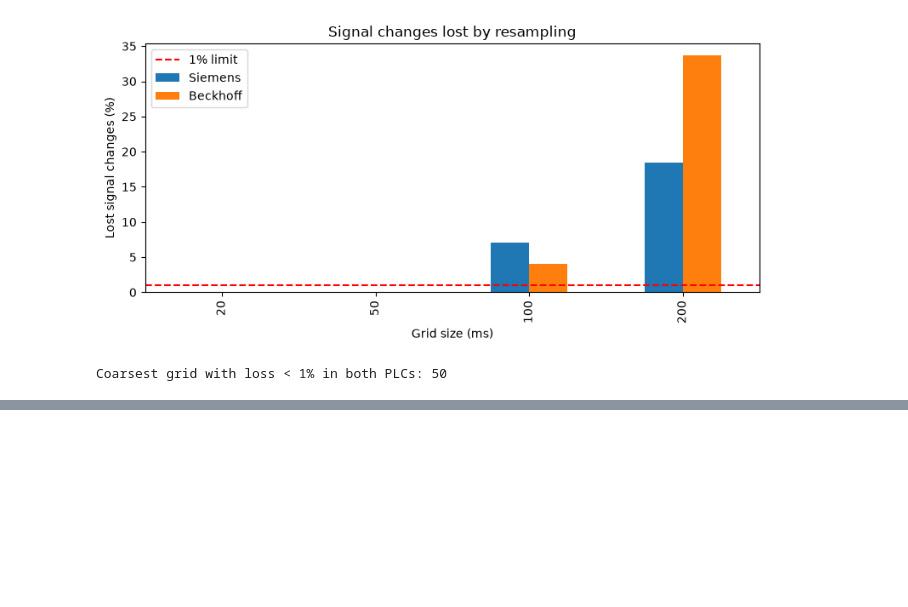
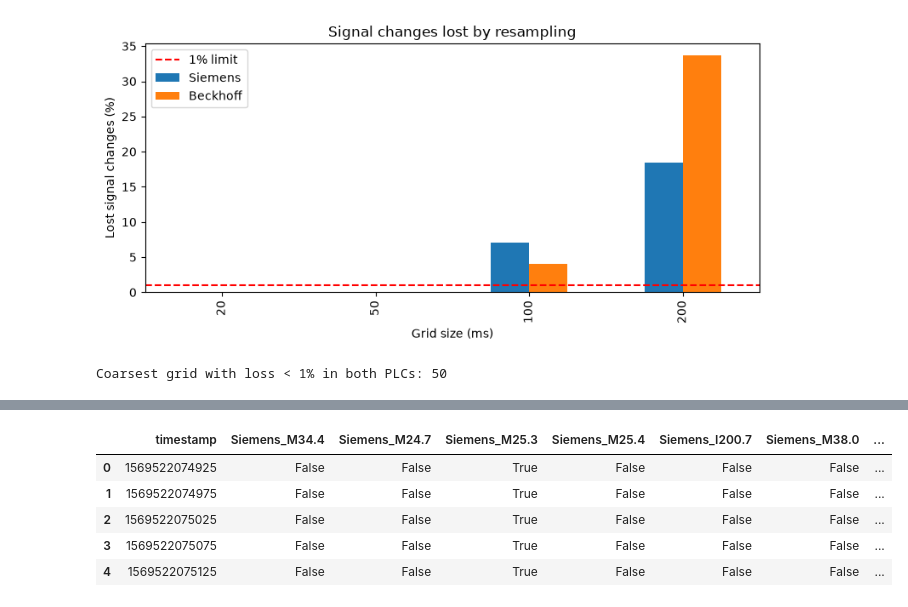
Before and after one commit to Harshavardhanthigulla/applied-industrial-ai-manufacturing, a Jupyter notebook: notebooks/02_pre_processing.ipynb, the cells around one changed output, grey strips where cells are left out. Saved outputs shown, nothing was run; the diff lists cells and outputs as text; code cells hidden in the pictures; blank space fills up the shorter version.

```diff
--- a/notebooks/02_pre_processing.ipynb
+++ b/notebooks/02_pre_processing.ipynb
@@ -159,0 +253,16 @@ Coarsest grid with loss < 1% in both PLCs: 50
+# %%
+# Inspect activity patterns
+
+for name in ["Siemens", "Beckhoff"]:
+
+    values = activity[name]
+
+    print(f"\n===== {name} =====")
+
+    print("Total grid points:", len(values))
+    print("Total signal changes:", np.sum(values))
+    print("Mean activity:", np.mean(values))
+    print("Standard deviation:", np.std(values))
+    print("Maximum activity:", np.max(values))
+    print("Percentage of zero activity:",
+          np.mean(values == 0) * 100)
@@ -159,0 +300,66 @@ Coarsest grid with loss < 1% in both PLCs: 50
+# %%
+
+# Step 4: Merge Siemens and Beckhoff datasets
+
+grid_ms = 50
+grid = np.arange(overlap_start, overlap_end, grid_ms)
+
+
+# Function to align each PLC dataset to the common grid
+def align_to_grid(df, name):
+
+    df = df.sort_values("timestamp").reset_index(drop=True)
+
+    ts = df["timestamp"].values
+
+    # Find the last available observation at each grid point
+    position = np.searchsorted(ts, grid, side="right") - 1
+
+    if np.any(position < 0):
+        raise ValueError(f"{name}: Grid contains timestamps before available data.")
+
+    # Sample all signal columns at the grid positions
+    aligned = df.drop(columns="timestamp").iloc[position].reset_index(drop=True)
+
+    # Add PLC prefix to signal names
+    aligned.columns = [f"{name}_{col}" for col in aligned.columns]
+
+    # Add common timestamp
+    aligned.insert(0, "timestamp", grid)
+
+    return aligned
+
+
+# Align both PLC datasets
+siemens_aligned = align_to_grid(siemens_clean, "Siemens")
+beckhoff_aligned = align_to_grid(beckhoff_clean, "Beckhoff")
+
+
+# Merge using the common timestamp
+merged = pd.merge(
+    siemens_aligned,
+    beckhoff_aligned,
+    on="timestamp",
+    how="inner"
+)
+
+
+# Sort by timestamp
+merged = merged.sort_values("timestamp").reset_index(drop=True)
+
+
+# Display results
+print("Merged dataset shape:", merged.shape)
+print("\nFirst 5 rows:")
+display(merged.head())
+
+print("\nMissing values:")
+print(merged.isna().sum().sum())
+
+# Save merged dataset
+OUTPUT_PATH = PROCESSED_DATA_DIR / "merged.csv"
+
+merged.to_csv(OUTPUT_PATH, index=False)
+
+print("\nMerged dataset saved to:", OUTPUT_PATH)
+# %% [output]
@@ -159,0 +369,6 @@ Coarsest grid with loss < 1% in both PLCs: 50
+|  | timestamp | Siemens_M34.4 | Siemens_M24.7 | Siemens_M25.3 | Siemens_M25.4 | Siemens_I200.7 | Siemens_M38.0 | ... |
+| 0 | 1569522074925 | False | False | True | False | False | False | ... |
+| 1 | 1569522074975 | False | False | True | False | False | False | ... |
+| 2 | 1569522075025 | False | False | True | False | False | False | ... |
+| 3 | 1569522075075 | False | False | True | False | False | False | ... |
+| 4 | 1569522075125 | False | False | True | False | False | False | ... |
```
Also changed, not shown: parts of 8 cells of this notebook, 1 other file.
